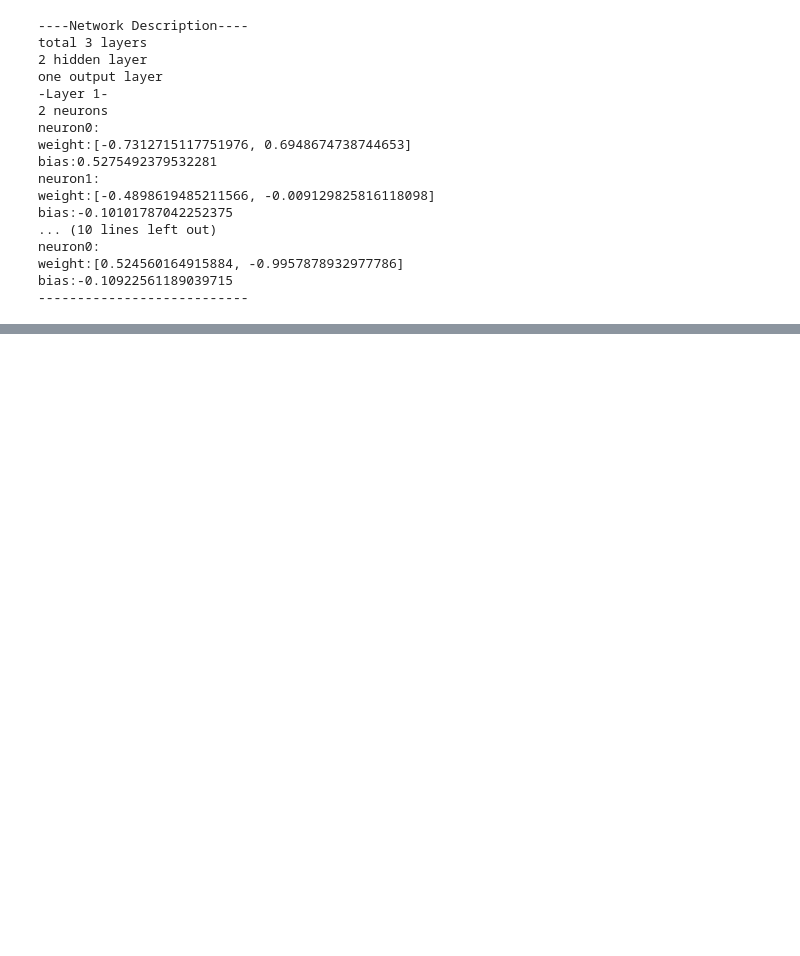
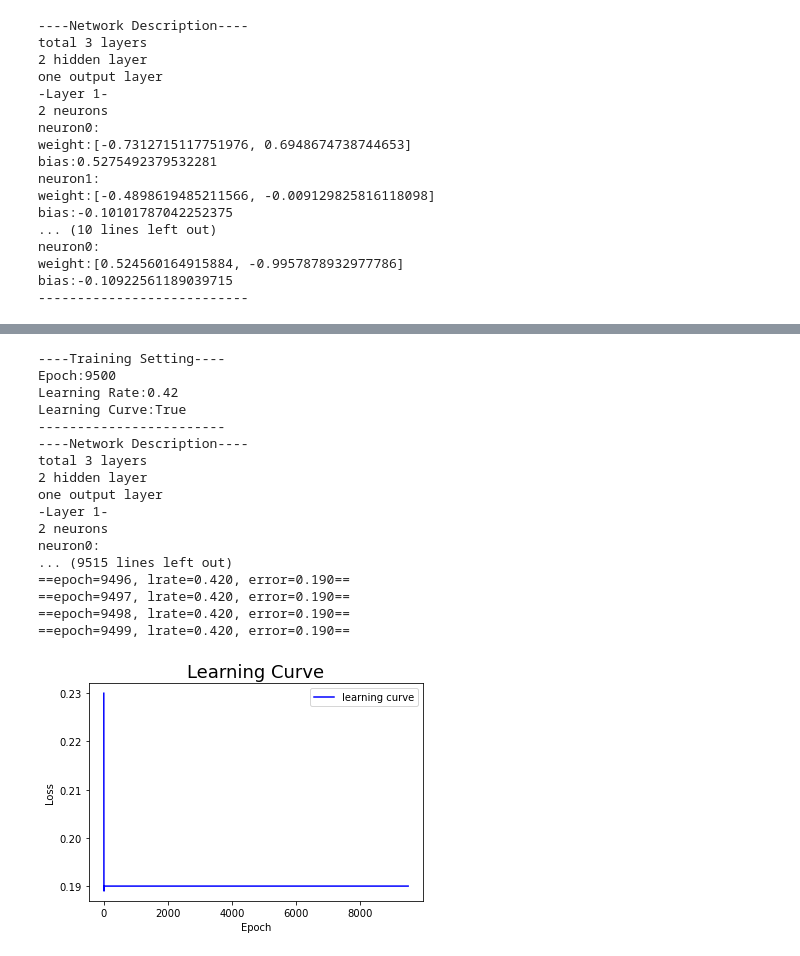
Before and after one commit to oscar1234456/NYCU_DLP2021_Lab1_Backpropagation, a Jupyter notebook: NYCU_DLP2021_Lab1_Backpropagation_class_version.ipynb, the cells around one changed output, grey strips where cells are left out. Cells and saved outputs as stored; diff of their text form; code cells hidden in the pictures; blank space fills up the shorter version.

```diff
--- a/NYCU_DLP2021_Lab1_Backpropagation_class_version.ipynb
+++ b/NYCU_DLP2021_Lab1_Backpropagation_class_version.ipynb
@@ -559,12 +388,0 @@ show_result(X_train, Y_train, Y_predict)
-# %%
-seed(1)
-X_train, Y_train = generate_linear(n=100)
-network = establishNN(2,2,2,1)
-
-l_rate = 0.5
-n_epoch = 2000
-n_outputs = 1
-trainNetwork(network, X_train, Y_train, l_rate, n_epoch, n_outputs, havelearningCurve=True)
-# %%
-Y_predict = predictModel(network, X_train)
-show_result(X_train, Y_train, Y_predict)
@@ -588,0 +588,7 @@ test(n_input=3)
+# %%
+X_non_train, Y_non_train = GenerateData.generate_linear()
+xorNNNon = SimpleNNNonActivate()
+# %%
+xorNNNon.addLayer(n_neuron=2, n_inputs=2)
+xorNNNon.addLayer(n_neuron=2)
+xorNNNon.addLayer(n_neuron=1)
@@ -588,0 +623,21 @@ test(n_input=3)
+# %%
+xorNNNon.trainNetwork(X_non_train, Y_non_train)
+# %% [output]
+----Training Setting----
+Epoch:9500
+Learning Rate:0.42
+Learning Curve:True
+------------------------
+----Network Description----
+total 3 layers
+2 hidden layer
+one output layer
+-Layer 1-
+2 neurons
+neuron0:
+... (9515 lines left out)
+==epoch=9496, lrate=0.420, error=0.190==
+==epoch=9497, lrate=0.420, error=0.190==
+==epoch=9498, lrate=0.420, error=0.190==
+==epoch=9499, lrate=0.420, error=0.190==
+[figure, added]
```
Also changed, not shown: parts of 39 cells of this notebook, 2 other files.
